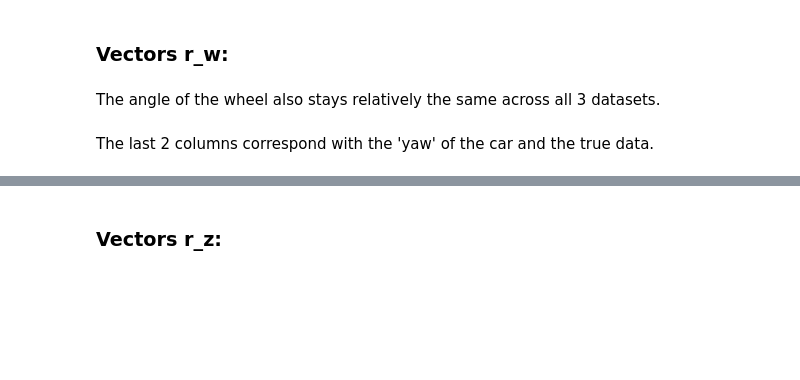
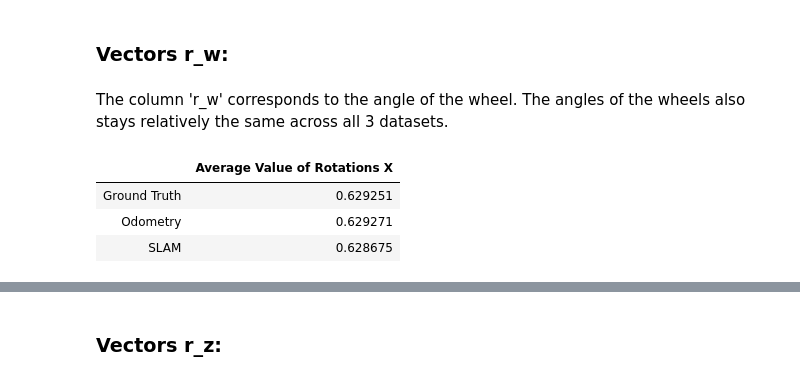
Before and after one commit to UCSDAutonomousVehicles2021Team1/rtabmap_mapping_tuning, a Jupyter notebook: notebooks/eda-dev-version.ipynb, the cells around one changed output, grey strips where cells are left out. Saved outputs shown, nothing was run; the diff lists cells and outputs as text; code cells hidden in the pictures; blank space fills up the shorter version.

```diff
--- a/notebooks/eda-dev-version.ipynb
+++ b/notebooks/eda-dev-version.ipynb
@@ -120,4 +126,4 @@ df
 # %% [markdown]
 ### Vectors r_w:
 # %% [markdown]
-The angle of the wheel also stays relatively the same across all 3 datasets.
+The column 'r_w' corresponds to the angle of the wheel. The angles of the wheels also stays relatively the same across all 3 datasets.
@@ -133,2 +130,7 @@ df
-# %% [markdown]
-The last 2 columns correspond with the 'yaw' of the car and the true data.
+# %%
+pd.read_csv('../results/rw.csv', index_col=0)
+# %% [output]
+|  | Average Value of Rotations X |
+| Ground Truth | 0.629251 |
+| Odometry | 0.629271 |
+| SLAM | 0.628675 |
```
Also changed, not shown: parts of 26 cells of this notebook, 2 other files.
